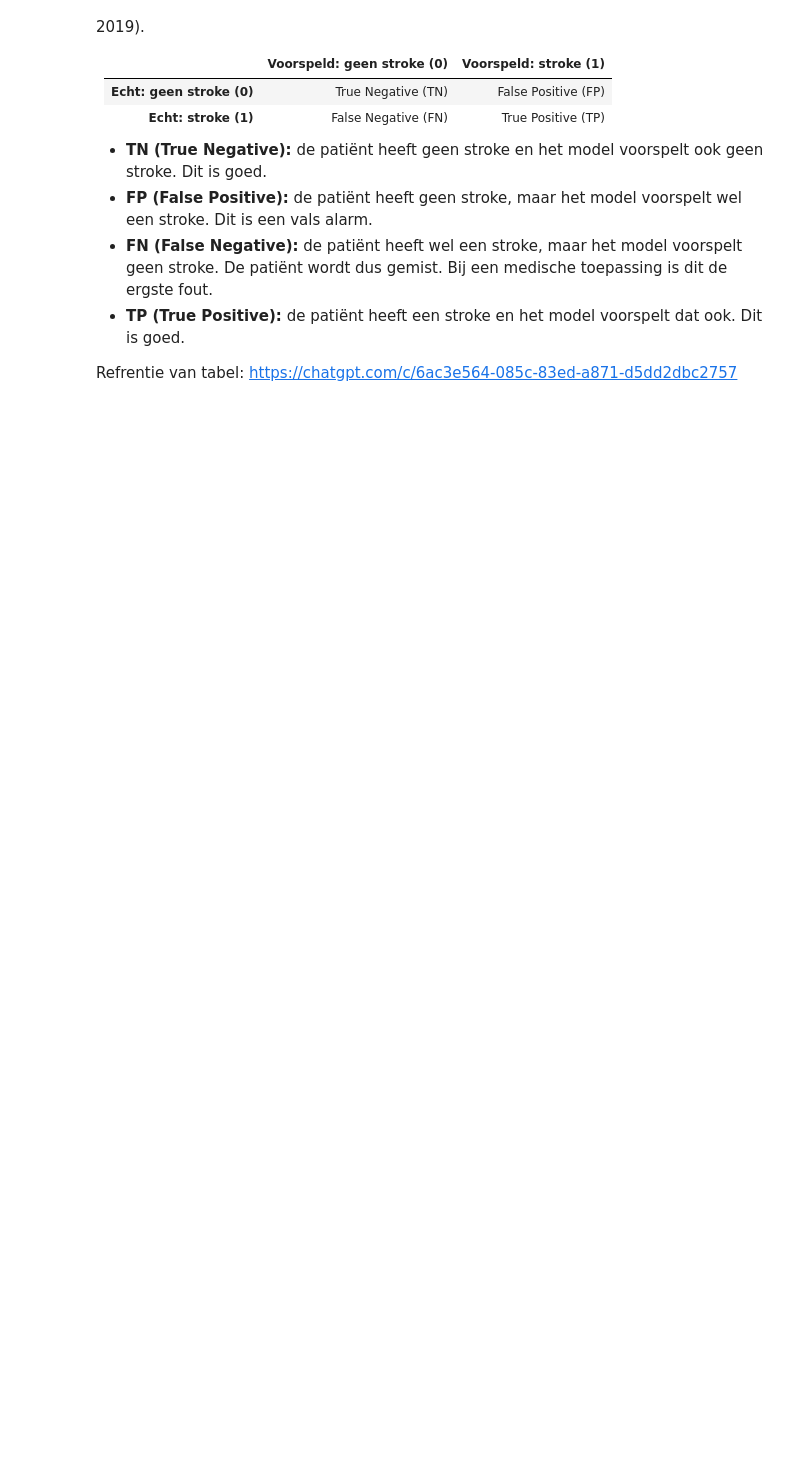
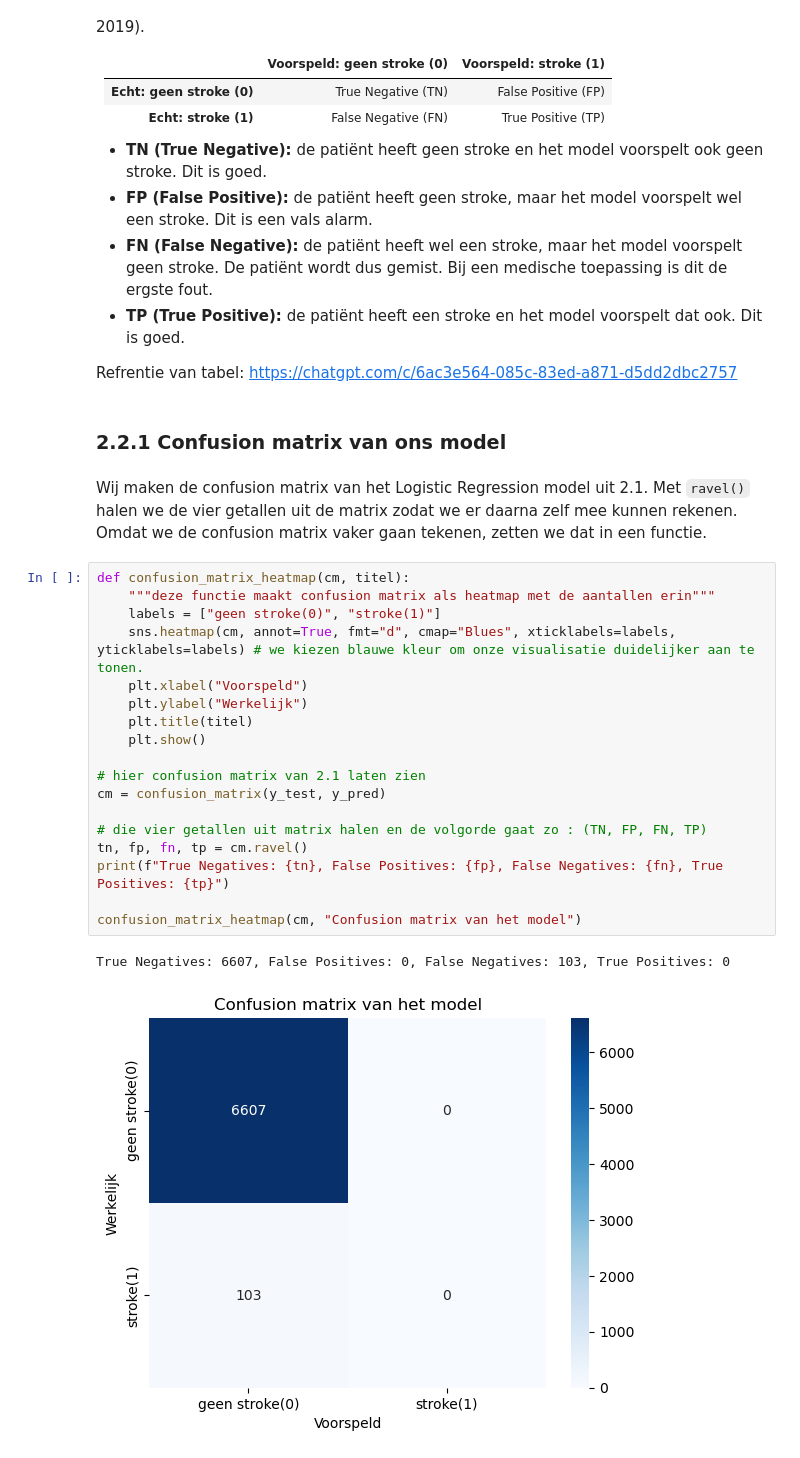
Before and after one commit to AlishaSR2k5/Machine-Learning-Portfolio-1, a Jupyter notebook: portfolio_opdracht_stroke.ipynb, the cells around one changed output. Saved outputs shown, nothing was run; the diff lists cells and outputs as text; blank space fills up the shorter version.

Commit message:
Confusion matrix van het model getekend. En daarbij heb ik heatmap gemaakt.

```diff
--- a/portfolio_opdracht_stroke.ipynb
+++ b/portfolio_opdracht_stroke.ipynb
@@ -483,3 +483,28 @@ Alle metrics uit 2.1 worden berekend met de getallen uit een confusion matrix. E
 
 
 Refrentie van tabel: https://chatgpt.com/c/6ac3e564-085c-83ed-a871-d5dd2dbc2757
+# %% [markdown]
+### 2.2.1 Confusion matrix van ons model
+# %% [markdown]
+Wij maken de confusion matrix van het Logistic Regression model uit 2.1. Met `ravel()` halen we de vier getallen uit de matrix zodat we er daarna zelf mee kunnen rekenen. Omdat we de confusion matrix vaker gaan tekenen, zetten we dat in een functie.
+# %%
+def confusion_matrix_heatmap(cm, titel):
+    """deze functie maakt confusion matrix als heatmap met de aantallen erin"""
+    labels = ["geen stroke(0)", "stroke(1)"]
+    sns.heatmap(cm, annot=True, fmt="d", cmap="Blues", xticklabels=labels, yticklabels=labels) # we kiezen blauwe kleur om onze visualisatie duidelijker aan te tonen.
+    plt.xlabel("Voorspeld")
+    plt.ylabel("Werkelijk")
+    plt.title(titel)
+    plt.show()
+
+# hier confusion matrix van 2.1 laten zien
+cm = confusion_matrix(y_test, y_pred)
+
+# die vier getallen uit matrix halen en de volgorde gaat zo : (TN, FP, FN, TP)
+tn, fp, fn, tp = cm.ravel()
+print(f"True Negatives: {tn}, False Positives: {fp}, False Negatives: {fn}, True Positives: {tp}")
+
+confusion_matrix_heatmap(cm, "Confusion matrix van het model")
+# %% [output]
+True Negatives: 6607, False Positives: 0, False Negatives: 103, True Positives: 0
+[figure, added]
```
Also changed, not shown: parts of 4 cells of this notebook.
